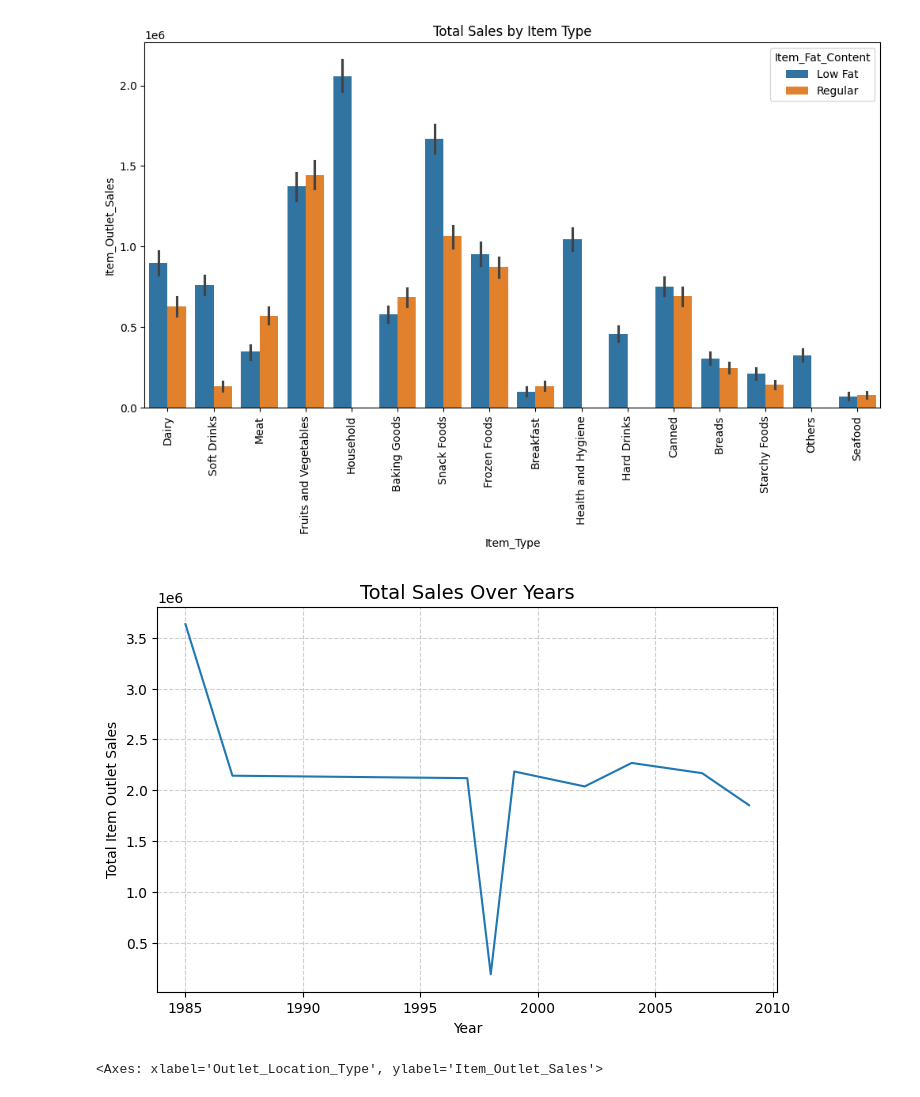
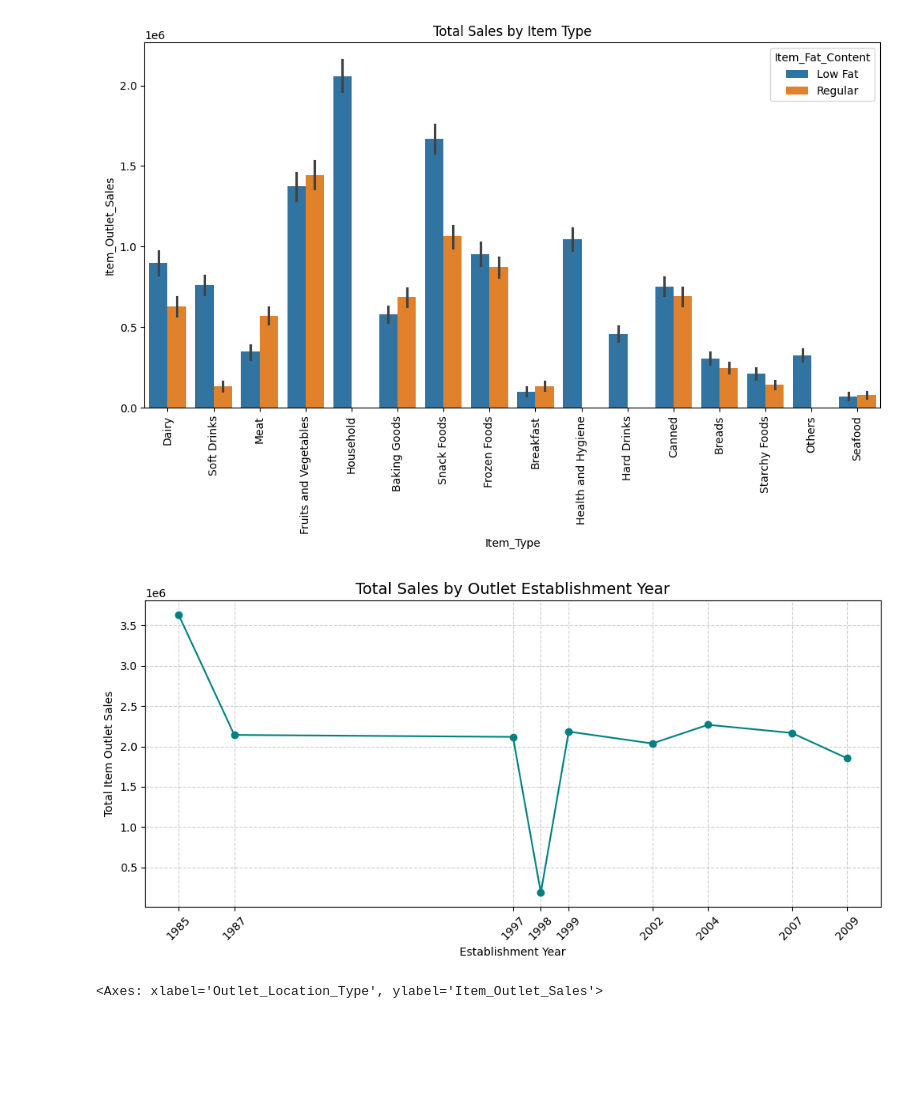
Before and after one commit to SophiaSansur/Prediction-of-Product-Sales, a Jupyter notebook: Copy_of_prediction_of_sales.ipynb, the cells around one changed output. Saved outputs shown, nothing was run; the diff lists cells and outputs as text; code cells hidden in the pictures; blank space fills up the shorter version.

```diff
--- a/Copy_of_prediction_of_sales.ipynb
+++ b/Copy_of_prediction_of_sales.ipynb
@@ -253,16 +253,23 @@ plt.show()
 # %% [output]
 [figure]
 # %%
-df_sales.groupby('Outlet_Establishment_Year')['Item_Outlet_Sales'].sum().plot(kind='line',figsize=(8,5))
+sales_by_year = df_sales.groupby('Outlet_Establishment_Year')['Item_Outlet_Sales'].sum().sort_index()
 
-plt.title("Total Sales Over Years", fontsize=14)
-plt.xlabel("Year")
+plt.figure(figsize=(10,5))
+plt.plot(sales_by_year.index, sales_by_year.values, marker='o', color='teal')
+
+plt.title("Total Sales by Outlet Establishment Year", fontsize=14)
+plt.xlabel("Establishment Year")
 plt.ylabel("Total Item Outlet Sales")
 
+# Force x-axis to show every year
+plt.xticks(sales_by_year.index, rotation=45)
+
 plt.grid(True, linestyle='--', alpha=0.6)
+plt.tight_layout()
 plt.show()
 # %% [output]
-[figure, old version]
+[figure, new version]
 # %%
 sns.barplot(data=df_sales, x='Outlet_Location_Type', y='Item_Outlet_Sales', estimator=sum)
 # %% [output]
```
